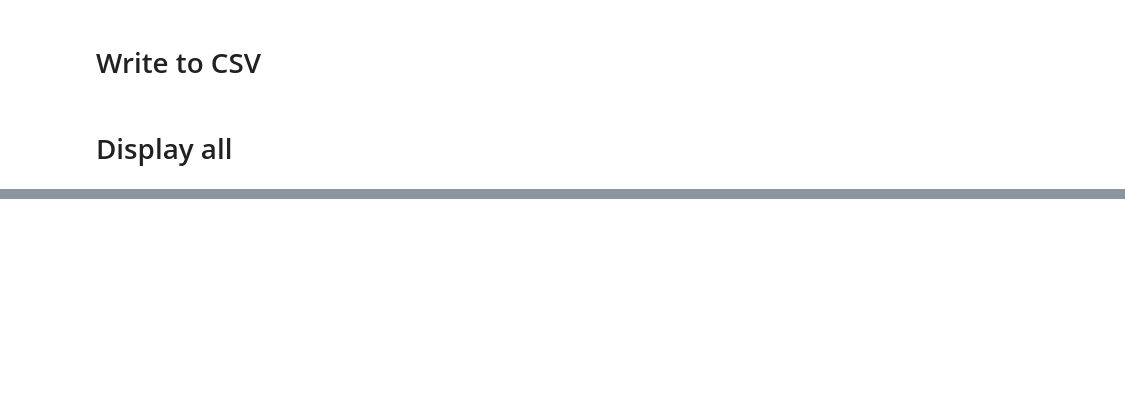
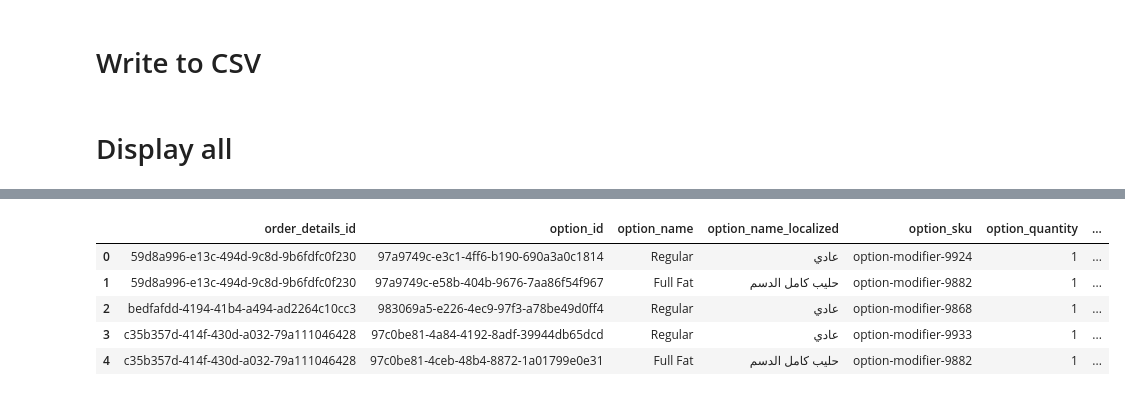
Before and after one commit to OmarHory/POS_CHATBOT_TEXT_TO_SQL, a Jupyter notebook: data_notebooks/orders/prepare_data.ipynb, the cells around one changed output, grey strips where cells are left out. Drawn from its saved outputs; the diff is of its cells as text; code cells hidden in the pictures; blank space fills up the shorter version.

```diff
--- a/data_notebooks/orders/prepare_data.ipynb
+++ b/data_notebooks/orders/prepare_data.ipynb
@@ -222,0 +387,43 @@ df_products = df_products[~df_products.category_id.isin(cats_to_be_deleted.id.va
+# %%
+df_options = pd.DataFrame(eval(df_orders.head()['products'][0])[0]['options'])
+df_options.head()
+
+#iterate over the df_orders dataframe and then iterate over the products column and then iterate over the options column
+# and then iterate over the modifier_option column
+
+list_order_options = []
+for index, row in df_orders.iterrows():
+    order_header_id = row['id']
+    for order_product in eval(row['products']):
+        product_id = order_product['product']['id']
+        for order_option in order_product['options']:
+            modifer_option = order_option['modifier_option']
+            #get from modifier_option
+            option_name = modifer_option['name']
+            option_name_localized = modifer_option['name_localized']
+            option_sku = modifer_option['sku']
+
+            option_id = order_option['id']
+            option_quantity = order_option['quantity']
+            option_partition = order_option['partition']
+            option_unit_price = order_option['unit_price']
+            option_total_price = order_option['total_price']
+            option_total_cost = order_option['total_cost']
+
+            # get order_details_id by filtering df_order_details on product_id and order_header_id
+            order_details_id = orders_details[(orders_details['product_id'] == product_id) & (orders_details['header_id'] == order_header_id)]['id'].values[0]
+
+            list_order_options.append({
+                'order_details_id': order_details_id,
+                'option_id': option_id,
+                'option_name': option_name,
+                'option_name_localized': option_name_localized,
+                'option_sku': option_sku,
+                'option_quantity': option_quantity,
+                'option_partition': option_partition,
+                'option_unit_price': option_unit_price,
+                'option_total_price': option_total_price,
+                'option_total_cost': option_total_cost
+            })
+
+df_options = pd.DataFrame(list_order_options)
@@ -268,0 +583,9 @@ df_categories
+# %%
+df_options.head()
+# %% [output]
+|  | order_details_id | option_id | option_name | option_name_localized | option_sku | option_quantity | ... |
+| 0 | 59d8a996-e13c-494d-9c8d-9b6fdfc0f230 | 97a9749c-e3c1-4ff6-b190-690a3a0c1814 | Regular | عادي | option-modifier-9924 | 1 | ... |
+| 1 | 59d8a996-e13c-494d-9c8d-9b6fdfc0f230 | 97a9749c-e58b-404b-9676-7aa86f54f967 | Full Fat | حليب كامل الدسم | option-modifier-9882 | 1 | ... |
+| 2 | bedfafdd-4194-41b4-a494-ad2264c10cc3 | 983069a5-e226-4ec9-97f3-a78be49d0ff4 | Regular | عادي | option-modifier-9868 | 1 | ... |
+| 3 | c35b357d-414f-430d-a032-79a111046428 | 97c0be81-4a84-4192-8adf-39944db65dcd | Regular | عادي | option-modifier-9933 | 1 | ... |
+| 4 | c35b357d-414f-430d-a032-79a111046428 | 97c0be81-4ceb-48b4-8872-1a01799e0e31 | Full Fat | حليب كامل الدسم | option-modifier-9882 | 1 | ... |
```
Also changed, not shown: parts of 52 cells of this notebook.
